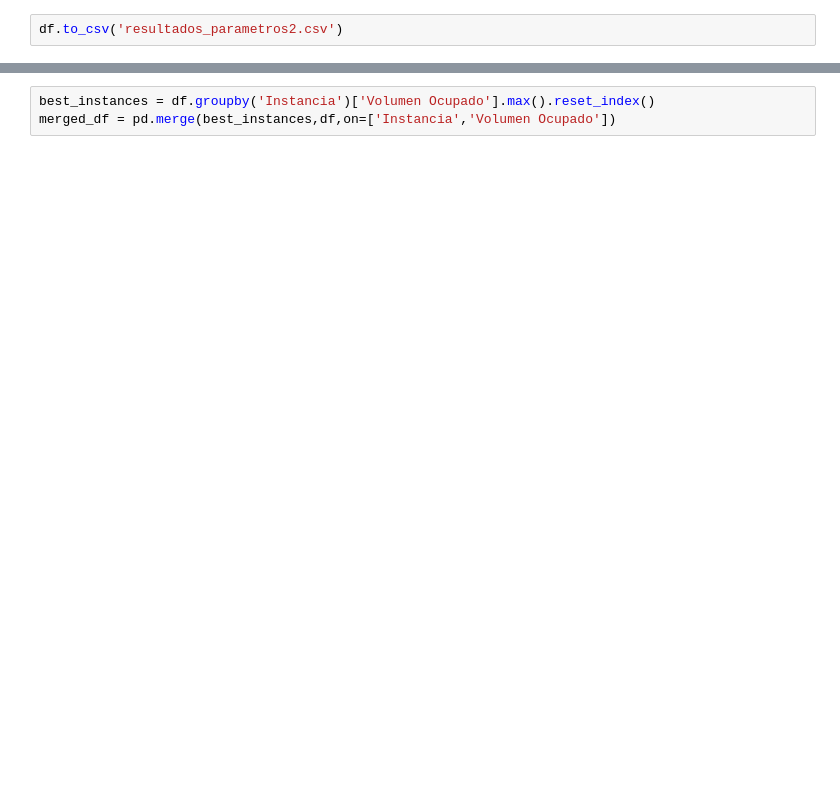
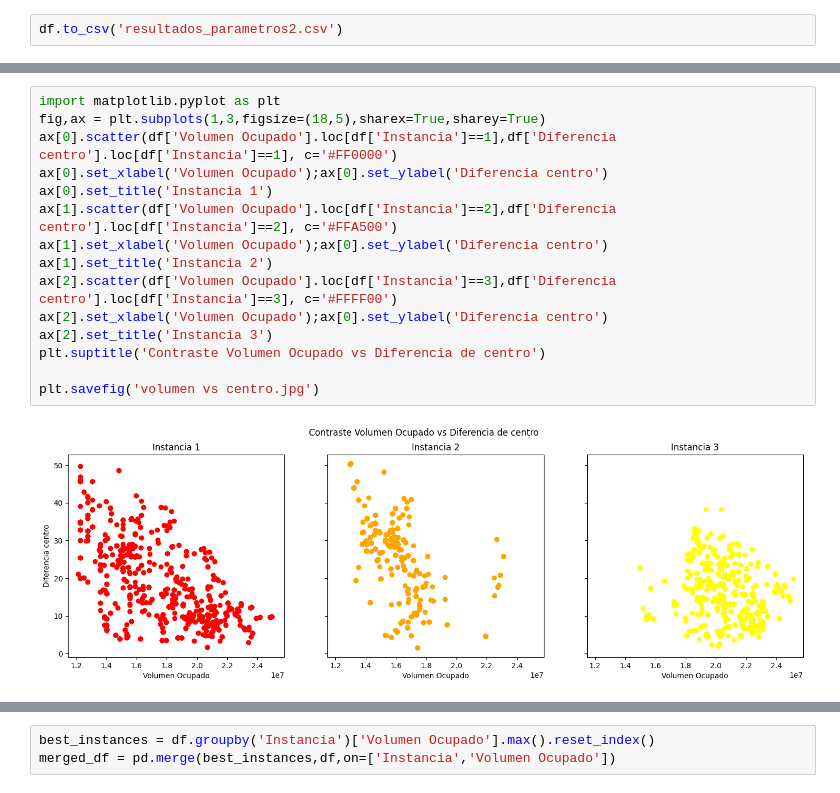
Before and after one commit to Nearlz/MCLPframework, a Jupyter notebook: MCLP_framework.ipynb, the cells around one changed output, grey strips where cells are left out. Saved outputs shown, nothing was run; the diff lists cells and outputs as text; blank space fills up the shorter version.

```diff
--- a/MCLP_framework.ipynb
+++ b/MCLP_framework.ipynb
@@ -234,0 +263,17 @@ df.loc[df['Instancia']==5].sort_values(by=['Volumen Ocupado'])
+# %%
+import matplotlib.pyplot as plt
+fig,ax = plt.subplots(1,3,figsize=(18,5),sharex=True,sharey=True)
+ax[0].scatter(df['Volumen Ocupado'].loc[df['Instancia']==1],df['Diferencia centro'].loc[df['Instancia']==1], c='#FF0000')
+ax[0].set_xlabel('Volumen Ocupado');ax[0].set_ylabel('Diferencia centro')
+ax[0].set_title('Instancia 1')
+ax[1].scatter(df['Volumen Ocupado'].loc[df['Instancia']==2],df['Diferencia centro'].loc[df['Instancia']==2], c='#FFA500')
+ax[1].set_xlabel('Volumen Ocupado');ax[0].set_ylabel('Diferencia centro')
+ax[1].set_title('Instancia 2')
+ax[2].scatter(df['Volumen Ocupado'].loc[df['Instancia']==3],df['Diferencia centro'].loc[df['Instancia']==3], c='#FFFF00')
+ax[2].set_xlabel('Volumen Ocupado');ax[0].set_ylabel('Diferencia centro')
+ax[2].set_title('Instancia 3')
+plt.suptitle('Contraste Volumen Ocupado vs Diferencia de centro')
+
+plt.savefig('volumen vs centro.jpg')
+# %% [output]
+[figure, added]
```
Also changed, not shown: parts of 12 cells of this notebook, 5 other files.
